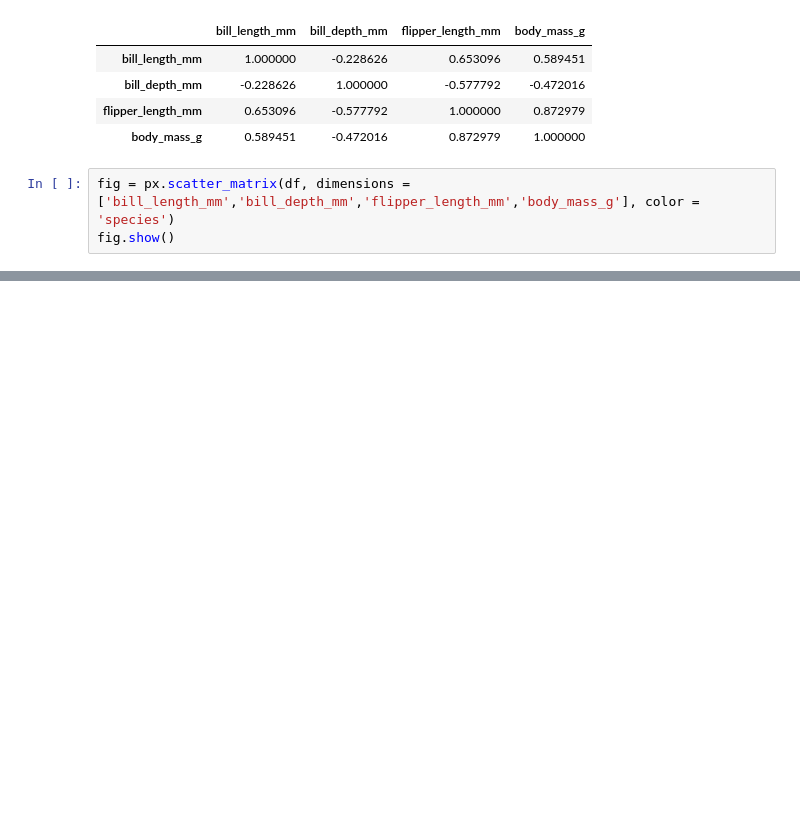
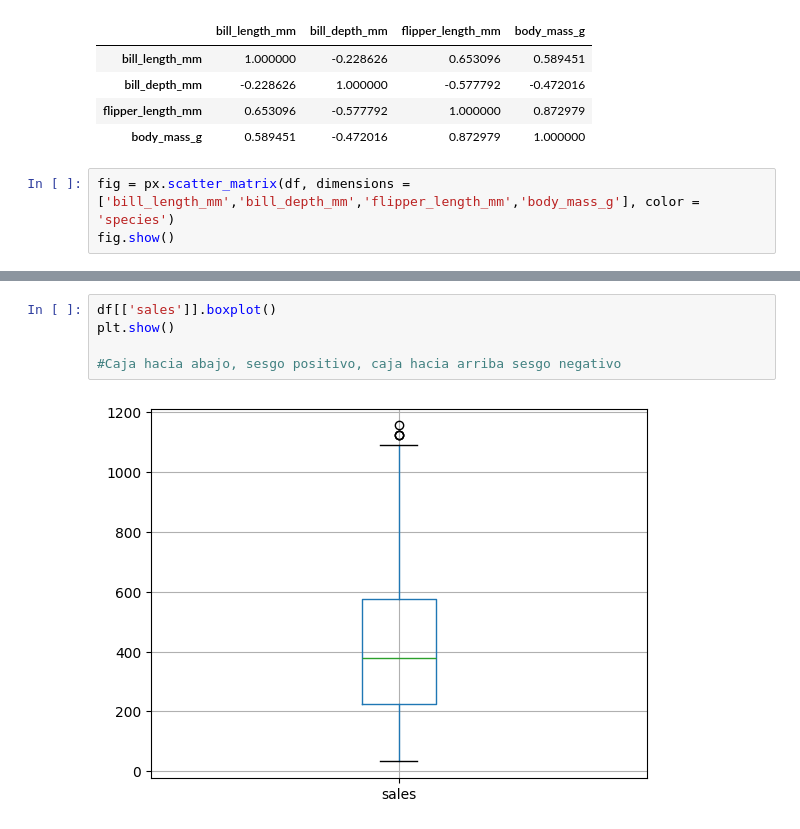
Before and after one commit to SantigoTP/clases_4geeks, a Jupyter notebook: notebooks/04_descriptive_statistics.ipynb, the cells around one changed output, grey strips where cells are left out. Saved outputs shown, nothing was run; the diff lists cells and outputs as text; blank space fills up the shorter version.

```diff
--- a/notebooks/04_descriptive_statistics.ipynb
+++ b/notebooks/04_descriptive_statistics.ipynb
@@ -153,0 +239,7 @@ fig.show()
+# %%
+df[['sales']].boxplot()
+plt.show()
+
+#Caja hacia abajo, sesgo positivo, caja hacia arriba sesgo negativo
+# %% [output]
+[figure, added]
```
Also changed, not shown: parts of 14 cells of this notebook.
